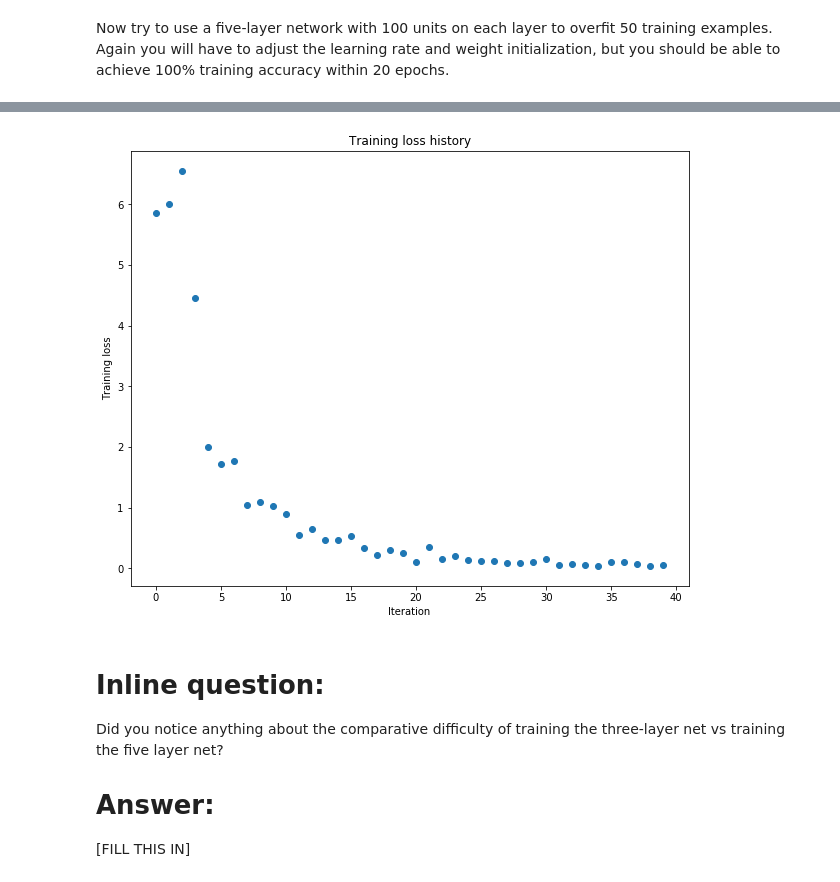
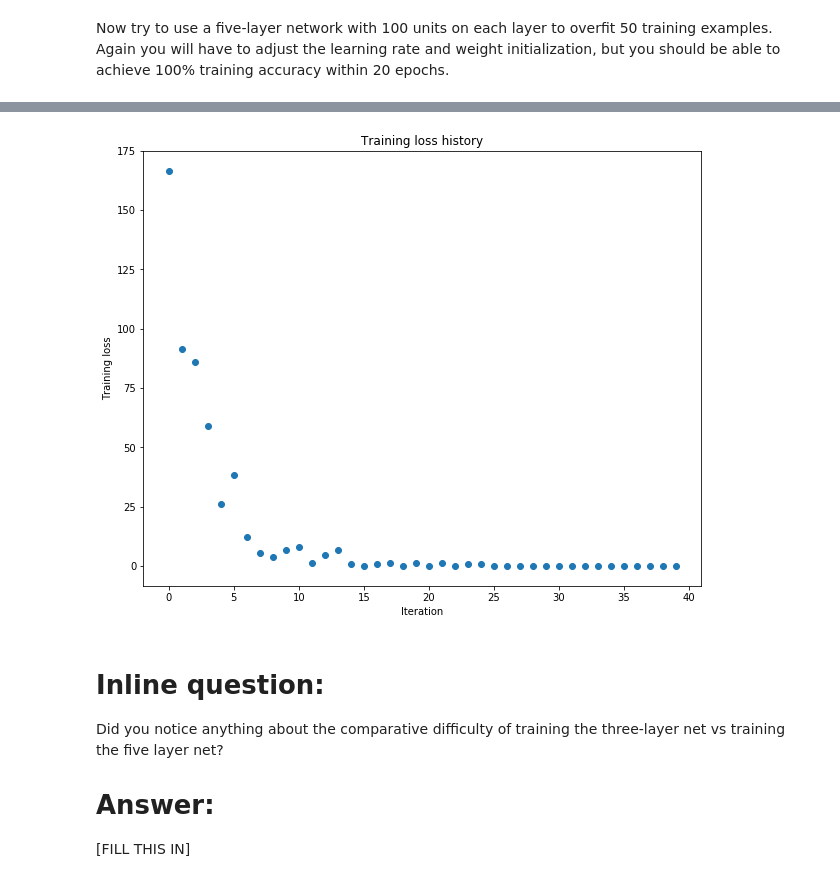
Before and after one commit to maoyichun/CS231n_assignments, a Jupyter notebook: assignment2/FullyConnectedNets.ipynb, the cells around one changed output, grey strips where cells are left out. Drawn from its saved outputs; the diff is of its cells as text; code cells hidden in the pictures.

```diff
--- a/assignment2/FullyConnectedNets.ipynb
+++ b/assignment2/FullyConnectedNets.ipynb
@@ -475,8 +475,8 @@ small_data = {
   'y_val': data['y_val'],
 }
 
-learning_rate = 1e-2
-weight_scale = 5e-2
+learning_rate = 3e-4
+weight_scale = 1e-1
 model = FullyConnectedNet([100, 100, 100, 100],
                 weight_scale=weight_scale, dtype=np.float64)
 solver = Solver(model, small_data,
@@ -514,4 +514,4 @@ plt.show()
-[figure, old version]
+[figure, new version]
 # %% [markdown]
 # Inline question:
 Did you notice anything about the comparative difficulty of training the three-layer net vs training the five layer net?
```
Also changed, not shown: parts of 9 cells of this notebook, 3 other files.
